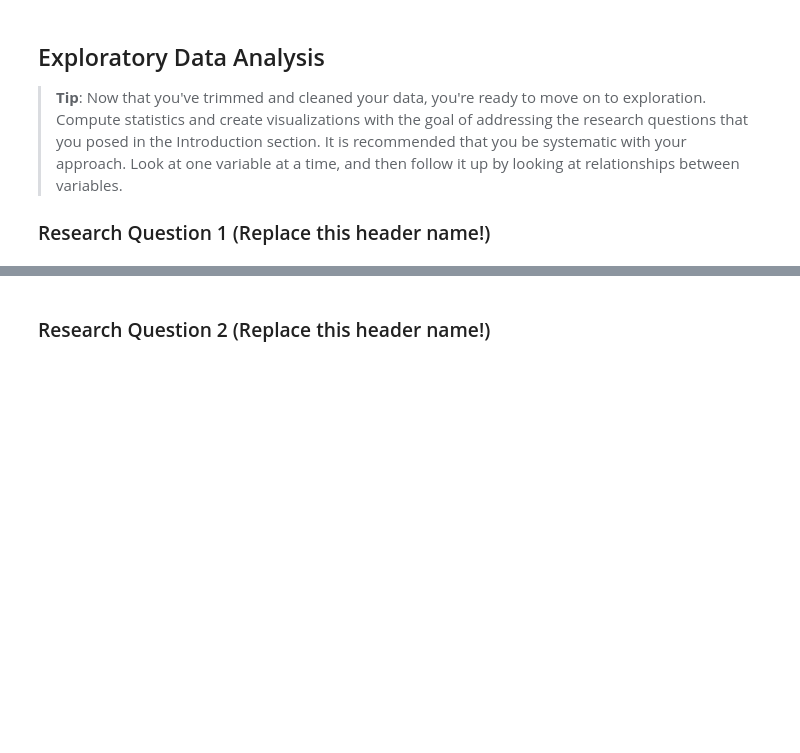
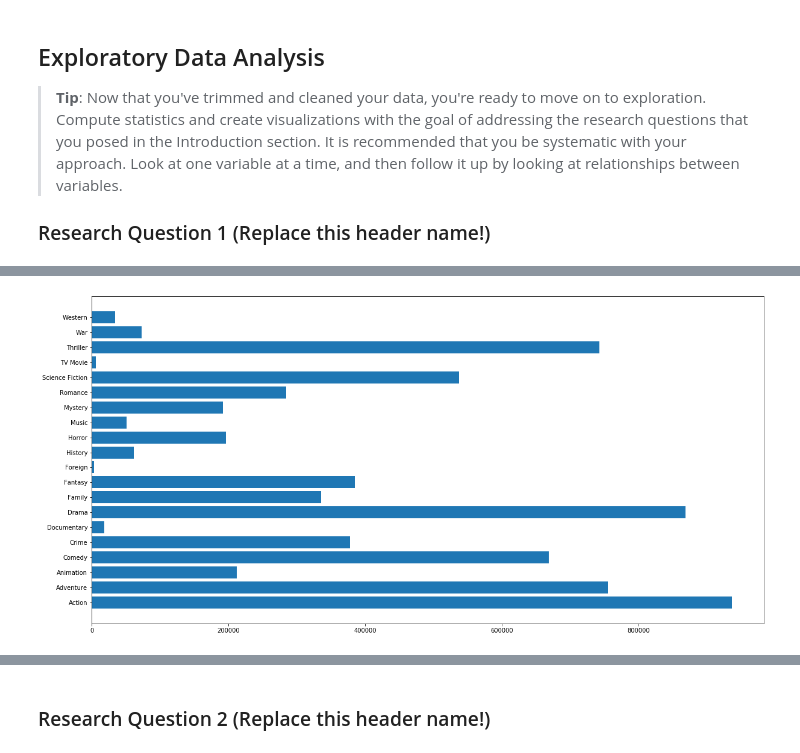
Before and after one commit to jamesl-github/udacity, a Jupyter notebook: nanodegree/data_analysis/Investigate_a_Dataset/investigate-a-dataset.ipynb, the cells around one changed output, grey strips where cells are left out. Saved outputs shown, nothing was run; the diff lists cells and outputs as text; code cells hidden in the pictures; blank space fills up the shorter version.

```diff
--- a/nanodegree/data_analysis/Investigate_a_Dataset/investigate-a-dataset.ipynb
+++ b/nanodegree/data_analysis/Investigate_a_Dataset/investigate-a-dataset.ipynb
@@ -673,0 +506,4 @@ dtype: int64
+# %%
+plt.barh(p3.index.values, p3.values);
+# %% [output]
+[figure, added]
```
Also changed, not shown: parts of 48 cells of this notebook.
